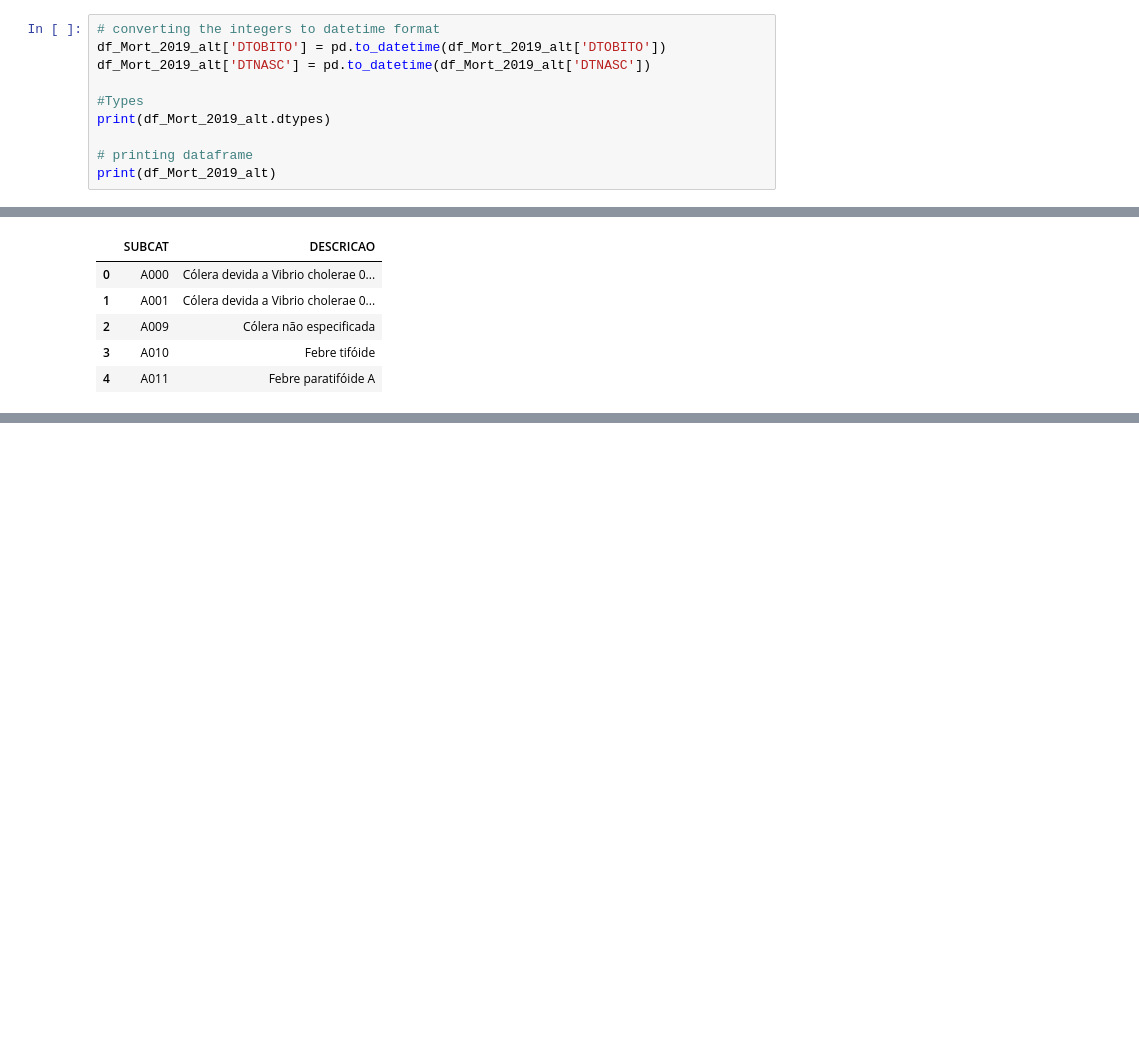
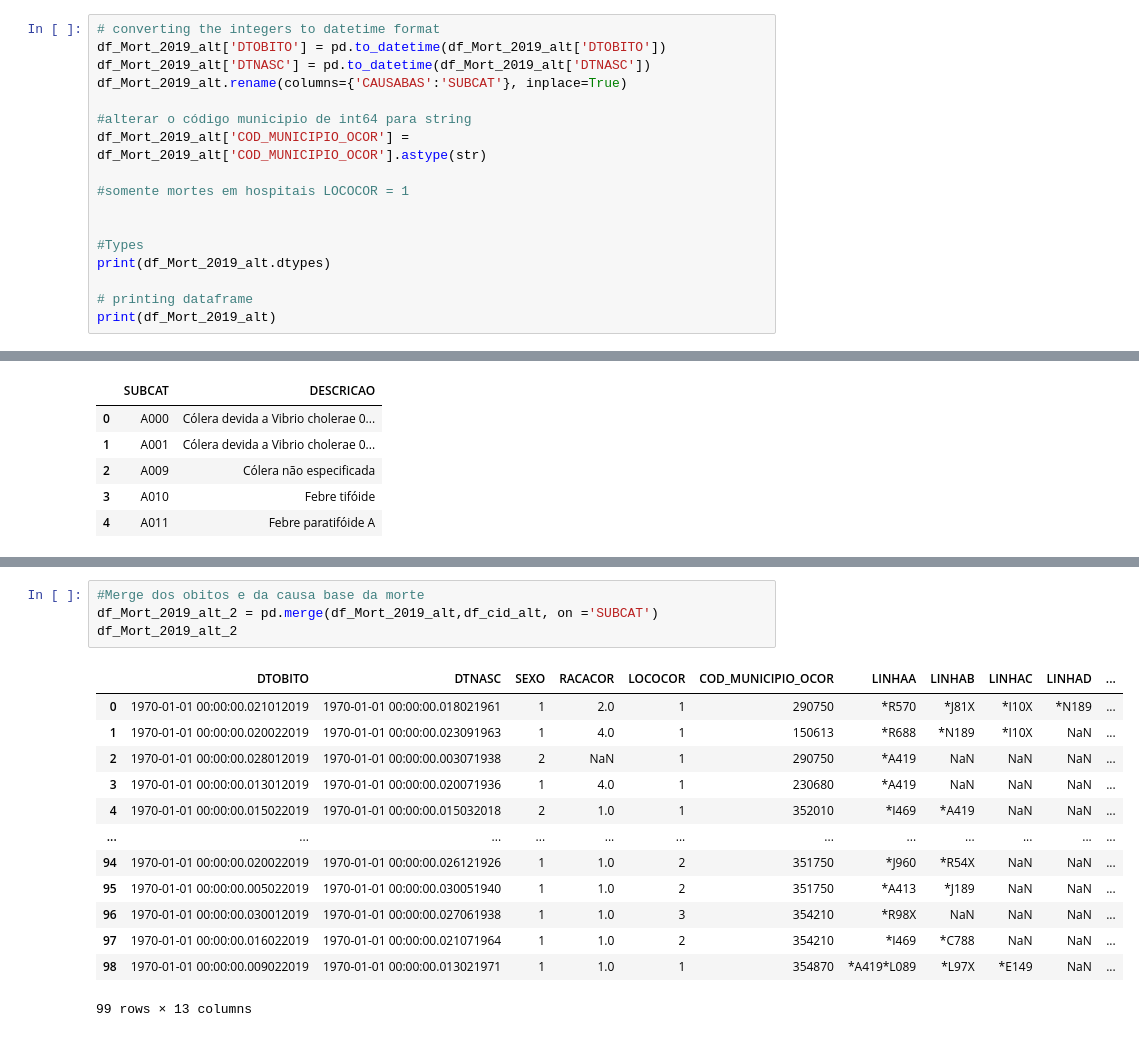
Before and after one commit to drianc/TCC-PUC-MINAS, a Jupyter notebook: TCC_Ciencia_Dados_PUC_Minas.ipynb, the cells around one changed output, grey strips where cells are left out. Saved outputs shown, nothing was run; the diff lists cells and outputs as text; blank space fills up the shorter version.

```diff
--- a/TCC_Ciencia_Dados_PUC_Minas.ipynb
+++ b/TCC_Ciencia_Dados_PUC_Minas.ipynb
@@ -65,6 +66,13 @@ dtype: object
 # converting the integers to datetime format
 df_Mort_2019_alt['DTOBITO'] = pd.to_datetime(df_Mort_2019_alt['DTOBITO'])
 df_Mort_2019_alt['DTNASC'] = pd.to_datetime(df_Mort_2019_alt['DTNASC'])
+df_Mort_2019_alt.rename(columns={'CAUSABAS':'SUBCAT'}, inplace=True)
+
+#alterar o código municipio de int64 para string
+df_Mort_2019_alt['COD_MUNICIPIO_OCOR'] = df_Mort_2019_alt['COD_MUNICIPIO_OCOR'].astype(str)
+
+#somente mortes em hospitais LOCOCOR = 1
+
 
 #Types
 print(df_Mort_2019_alt.dtypes)
@@ -188,3 +208,21 @@ df_cid_alt.head()
+# %%
+#Merge dos obitos e da causa base da morte
+df_Mort_2019_alt_2 = pd.merge(df_Mort_2019_alt,df_cid_alt, on ='SUBCAT')
+df_Mort_2019_alt_2
+# %% [output]
+|  | DTOBITO | DTNASC | SEXO | RACACOR | LOCOCOR | COD_MUNICIPIO_OCOR | LINHAA | LINHAB | LINHAC | LINHAD | ... |
+| 0 | 1970-01-01 00:00:00.021012019 | 1970-01-01 00:00:00.018021961 | 1 | 2.0 | 1 | 290750 | *R570 | *J81X | *I10X | *N189 | ... |
+| 1 | 1970-01-01 00:00:00.020022019 | 1970-01-01 00:00:00.023091963 | 1 | 4.0 | 1 | 150613 | *R688 | *N189 | *I10X | NaN | ... |
+| 2 | 1970-01-01 00:00:00.028012019 | 1970-01-01 00:00:00.003071938 | 2 | NaN | 1 | 290750 | *A419 | NaN | NaN | NaN | ... |
+| 3 | 1970-01-01 00:00:00.013012019 | 1970-01-01 00:00:00.020071936 | 1 | 4.0 | 1 | 230680 | *A419 | NaN | NaN | NaN | ... |
+| 4 | 1970-01-01 00:00:00.015022019 | 1970-01-01 00:00:00.015032018 | 2 | 1.0 | 1 | 352010 | *I469 | *A419 | NaN | NaN | ... |
+| ... | ... | ... | ... | ... | ... | ... | ... | ... | ... | ... | ... |
+| 94 | 1970-01-01 00:00:00.020022019 | 1970-01-01 00:00:00.026121926 | 1 | 1.0 | 2 | 351750 | *J960 | *R54X | NaN | NaN | ... |
+| 95 | 1970-01-01 00:00:00.005022019 | 1970-01-01 00:00:00.030051940 | 1 | 1.0 | 2 | 351750 | *A413 | *J189 | NaN | NaN | ... |
+| 96 | 1970-01-01 00:00:00.030012019 | 1970-01-01 00:00:00.027061938 | 1 | 1.0 | 3 | 354210 | *R98X | NaN | NaN | NaN | ... |
+| 97 | 1970-01-01 00:00:00.016022019 | 1970-01-01 00:00:00.021071964 | 1 | 1.0 | 2 | 354210 | *I469 | *C788 | NaN | NaN | ... |
+| 98 | 1970-01-01 00:00:00.009022019 | 1970-01-01 00:00:00.013021971 | 1 | 1.0 | 1 | 354870 | *A419*L089 | *L97X | *E149 | NaN | ... |
+99 rows × 13 columns
 # %%
 #busca a tabelas tabelas do ibge
 df_ibge = pd.read_html('https://www.ibge.gov.br/explica/codigos-dos-municipios.php#MG')
```
Also changed, not shown: parts of 15 cells of this notebook.
